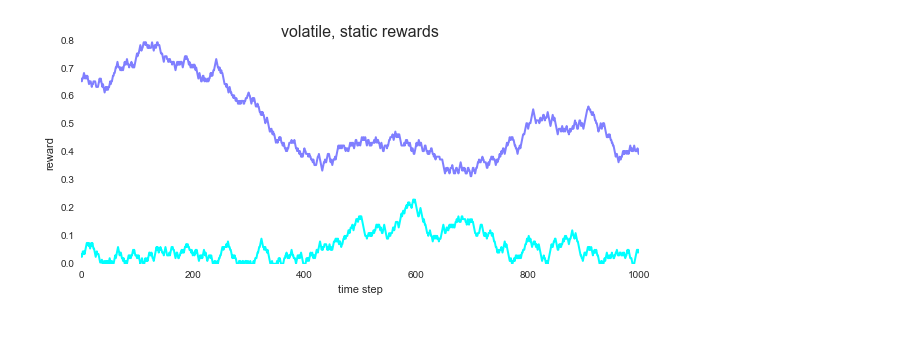
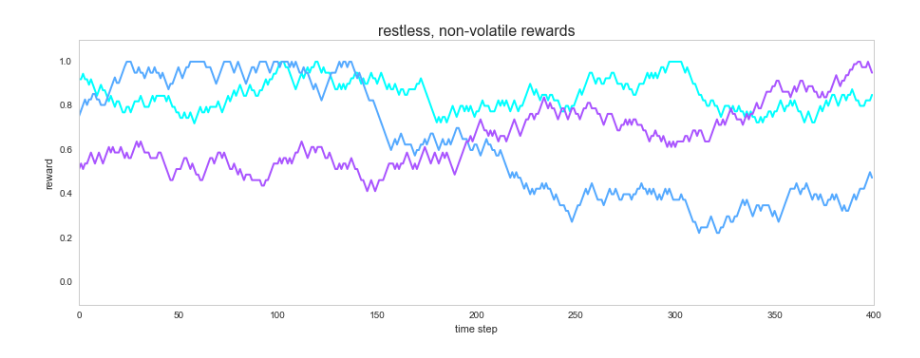
Before and after one commit to DistrictDataLabs/content-optimization, a Jupyter notebook: bandits_restless_volatile.ipynb, the cells around one changed output. Saved outputs shown, nothing was run; the diff lists cells and outputs as text; code cells hidden in the pictures; blank space fills up the shorter version.

Commit message:
updated all files. added subfolder plots

```diff
--- a/bandits_restless_volatile.ipynb
+++ b/bandits_restless_volatile.ipynb
@@ -41,7 +41,7 @@ def plot_volatile_restless_static_data(data, active, ax=None,
     ax.set_ylabel('reward')
     ax.grid('off')
     ax.set_axis_bgcolor('white')
-
+    ax.set_ylim([-0.1, 1.1])
     k = len(data.keys())
     i = 0
     for arm_id, time_val_dict in data.items():
@@ -58,7 +58,7 @@ def plot_volatile_restless_static_data(data, active, ax=None,
     #ax.legend(loc='best')
     #sb.set_style("white")
 
-def gen_volatile_restless_static_data(k = 10, T = 300, p = 0.001, delta=0.01, epsilon=0.75):
+def gen_volatile_restless_static_data(k = 10, T = 300, p = 0.01, delta=0.01, epsilon=0.75):
     data = defaultdict()
     active = defaultdict(set)
     n = 0
@@ -82,37 +82,40 @@ def gen_volatile_restless_static_data(k = 10, T = 300, p = 0.001, delta=0.01, ep
     return data, active
 
 def gen_volatile_restless_beta_data(k = 10, T = 300, p = 0.01, a = 1, b = 10):
     data = defaultdict()
     active = defaultdict(set)
     n = 0
     for arm_id in range(k):
         data[arm_id] = defaultdict(float)
         data[arm_id][0] = np.random.beta(a, b)# stats.beta.rvs(a,b,1)
         active[0].add(arm_id)
         n += 1
     for t in range(1,T):
         next_active = set([])
         for i in active[t-1]:
             data[i][t] = data[i][t-1]
             if random() > p: # stay alive
                 next_active.add(i)
             else:
                 data[n] = defaultdict(float)
                 data[n][t] = np.random.beta(a, b) #stats.beta.rvs(a,b,1)
                 next_active.add(n)
                 n += 1
         active[t] = next_active
     return data, active
 
-k, T = 2, 1000
+k, T = 3, 400
 
-data, active = gen_volatile_restless_static_data(k, T)
+data, active = gen_volatile_restless_static_data(k, T, 0, delta=0.025, epsilon=0.75)
 #data, active = gen_volatile_restless_beta_data(k, T, a=5,b=5)
 #print(data)#, active)
 #print(active)
-plot_volatile_restless_static_data(data, active)
+f, ax = plt.subplots(1, figsize=(15,5))
+plot_volatile_restless_static_data(data, active, ax=ax, title='restless, non-volatile rewards')
+f.savefig('restless_nonvolatile_rewards.png', dpi=100)
+#plot_volatile_restless_static_data(data, active)
 # %% [output]
-[figure, old version]
+[figure, new version]
 # %%
 def test_volatile(k = 2, T = 10,
                 data = None,
```
Also changed, not shown: parts of 2 cells of this notebook, 3 other files.
